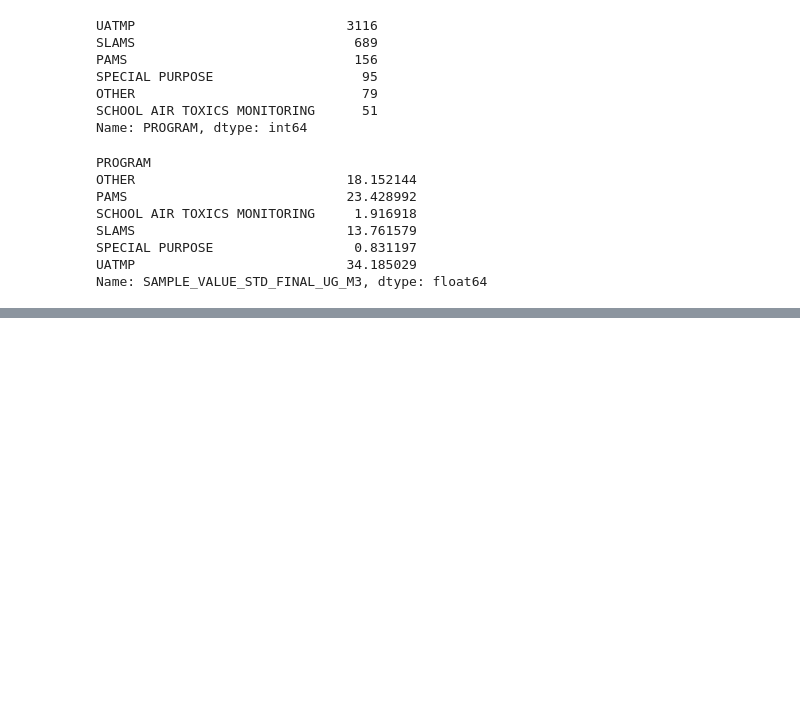
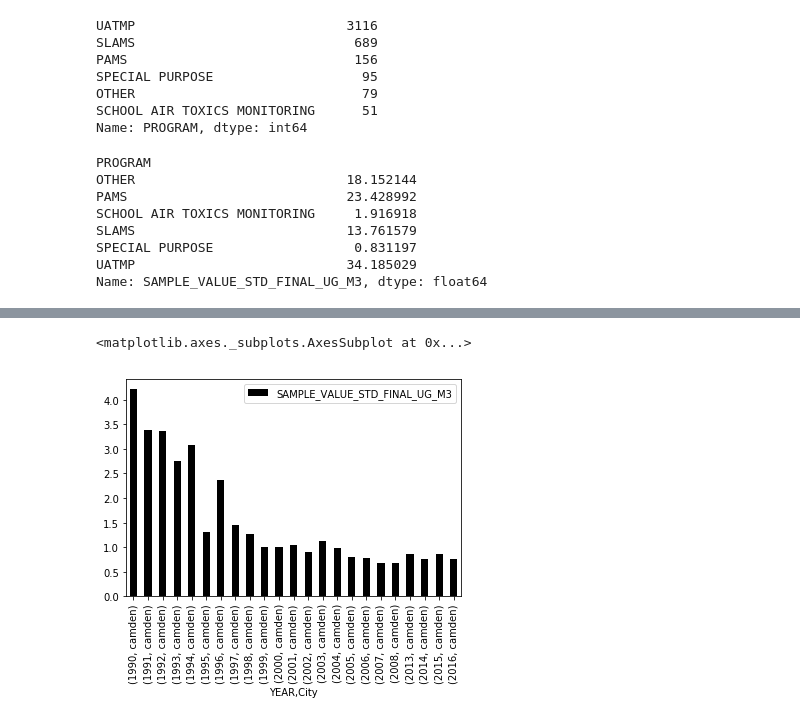
Before and after one commit to jjjjjeb/NJAir_EDA, a Jupyter notebook: Benzene Analysis.ipynb, the cells around one changed output, grey strips where cells are left out. Drawn from its saved outputs; the diff is of its cells as text; code cells hidden in the pictures; blank space fills up the shorter version.

```diff
--- a/Benzene Analysis.ipynb
+++ b/Benzene Analysis.ipynb
@@ -669,0 +702,3 @@ program_city_df.query('City == ["paterson"]')
+# %%
+camden = pd.DataFrame(city_year_mean.query('City == [\'camden\']'))
+camden
@@ -669,0 +724,5 @@ program_city_df.query('City == ["paterson"]')
+# %%
+camden.plot(kind='bar', color='black')
+# %% [output]
+<matplotlib.axes._subplots.AxesSubplot at 0x...>
+[figure, added]
```
Also changed, not shown: parts of 22 cells of this notebook.
